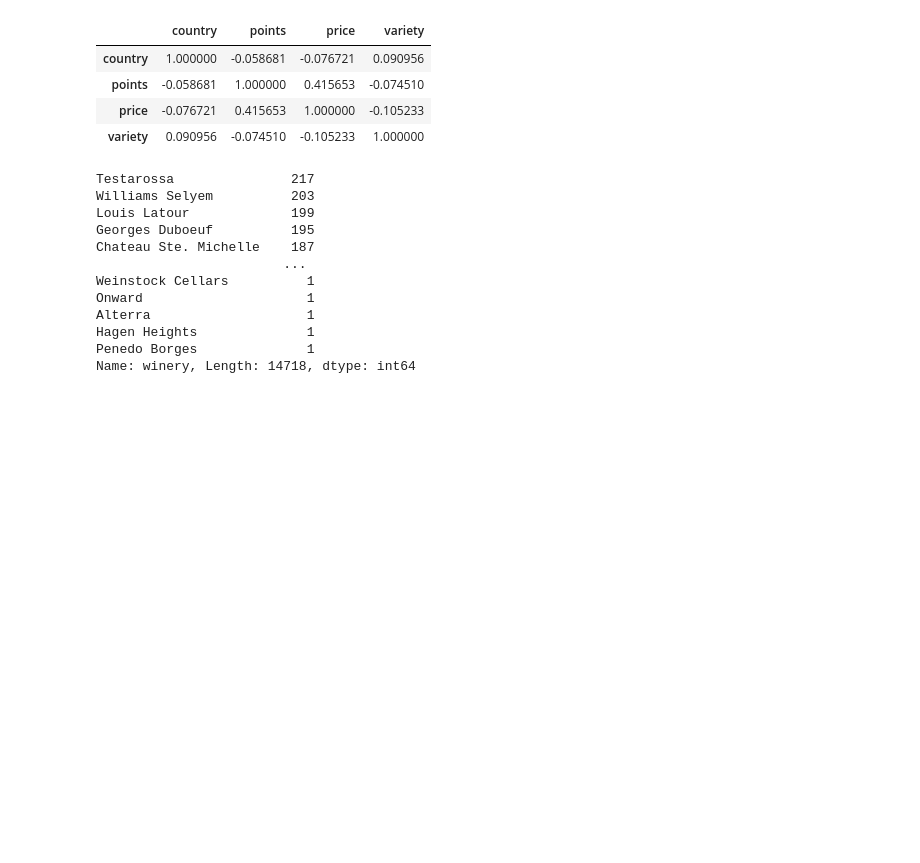
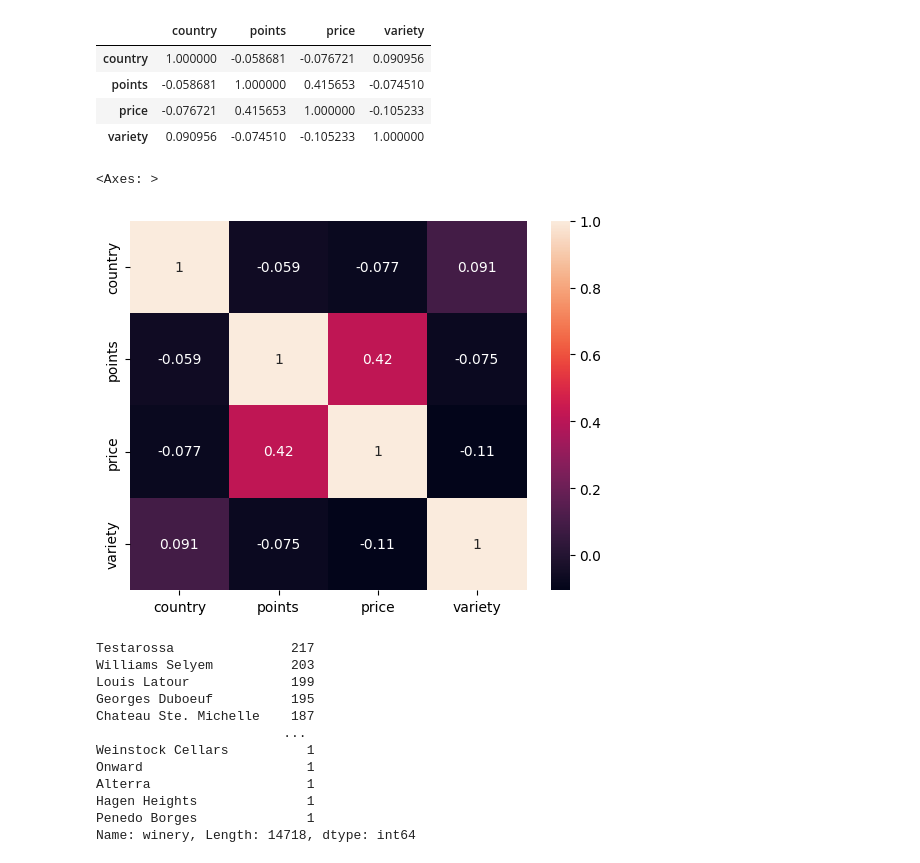
Before and after one commit to John-Alex07/Internship-Seagrass, a Jupyter notebook: All_features_Considered.ipynb, the cells around one changed output. Drawn from its saved outputs; the diff is of its cells as text; code cells hidden in the pictures; blank space fills up the shorter version.

```diff
--- a/All_features_Considered.ipynb
+++ b/All_features_Considered.ipynb
@@ -329,6 +329,11 @@ df.corr()
 | points | -0.058681 | 1.000000 | 0.415653 | -0.074510 |
 | price | -0.076721 | 0.415653 | 1.000000 | -0.105233 |
 | variety | 0.090956 | -0.074510 | -0.105233 | 1.000000 |
+# %%
+sns.heatmap(df.corr(), annot=True)
+# %% [output]
+<Axes: >
+[figure, added]
 # %%
 winery_count = df['winery'].value_counts()
 print(winery_count)
```
Also changed, not shown: 3 other files.
